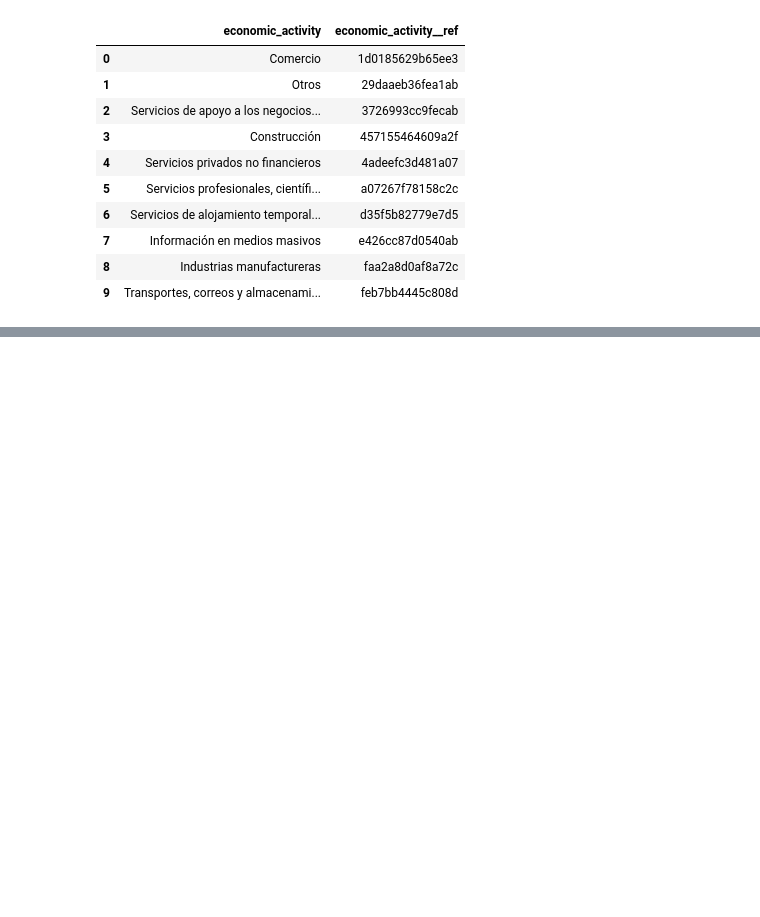
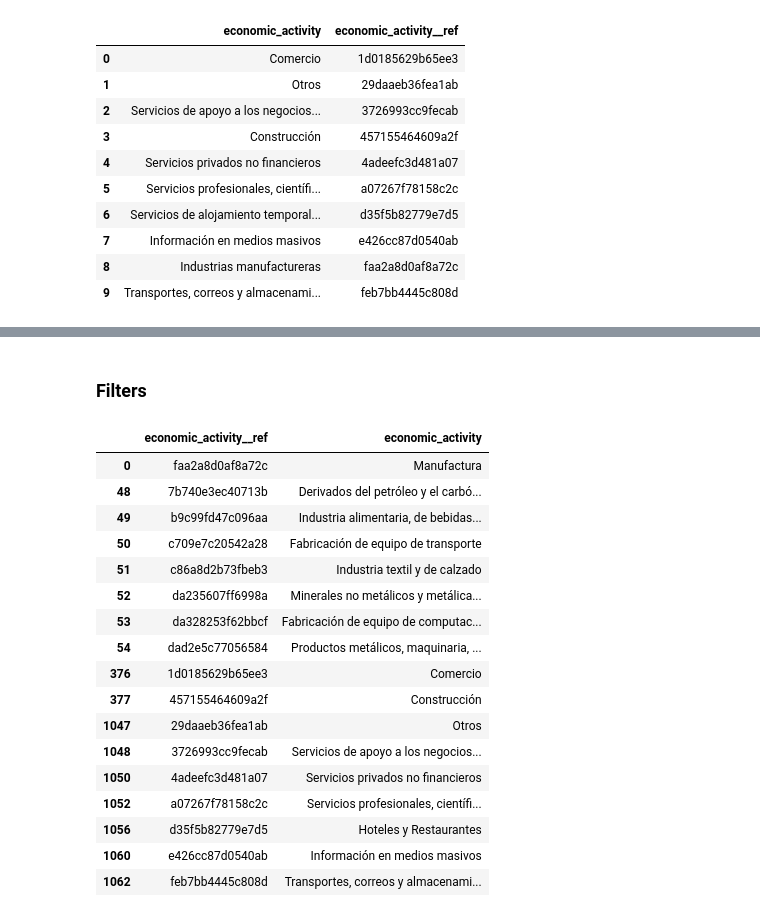
Before and after one commit to TukanMx/tukan_notebooks, a Jupyter notebook: social/social_media/emoe/emoe.ipynb, the cells around one changed output, grey strips where cells are left out. Drawn from its saved outputs; the diff is of its cells as text; code cells hidden in the pictures; blank space fills up the shorter version.

```diff
--- a/social/social_media/emoe/emoe.ipynb
+++ b/social/social_media/emoe/emoe.ipynb
@@ -282,0 +373,28 @@ plt.savefig(
+# %% [markdown]
+### Filters
+# %%
+# variables = get_table_dictionary("mex_inegi_emoe")
+blog_data = emoe_data.copy()
+blog_data = blog_data.melt(id_vars=['date','economic_activity__ref','economic_activity'])
+blog_data.replace({'Industrias manufactureras':'Manufactura','Servicios de alojamiento temporal y de preparación de alimentos y bebidas':'Hoteles y Restaurantes'}, inplace=True)
+blog_data[['economic_activity__ref','economic_activity']].drop_duplicates()
+# blog_data
+# %% [output]
+|  | economic_activity__ref | economic_activity |
+| 0 | faa2a8d0af8a72c | Manufactura |
+| 48 | 7b740e3ec40713b | Derivados del petróleo y el carbó... |
+| 49 | b9c99fd47c096aa | Industria alimentaria, de bebidas... |
+| 50 | c709e7c20542a28 | Fabricación de equipo de transporte |
+| 51 | c86a8d2b73fbeb3 | Industria textil y de calzado |
+| 52 | da235607ff6998a | Minerales no metálicos y metálica... |
+| 53 | da328253f62bbcf | Fabricación de equipo de computac... |
+| 54 | dad2e5c77056584 | Productos metálicos, maquinaria, ... |
+| 376 | 1d0185629b65ee3 | Comercio |
+| 377 | 457155464609a2f | Construcción |
+| 1047 | 29daaeb36fea1ab | Otros |
+| 1048 | 3726993cc9fecab | Servicios de apoyo a los negocios... |
+| 1050 | 4adeefc3d481a07 | Servicios privados no financieros |
+| 1052 | a07267f78158c2c | Servicios profesionales, científi... |
+| 1056 | d35f5b82779e7d5 | Hoteles y Restaurantes |
+| 1060 | e426cc87d0540ab | Información en medios masivos |
+| 1062 | feb7bb4445c808d | Transportes, correos y almacenami... |
```
Also changed, not shown: parts of 18 cells of this notebook.
